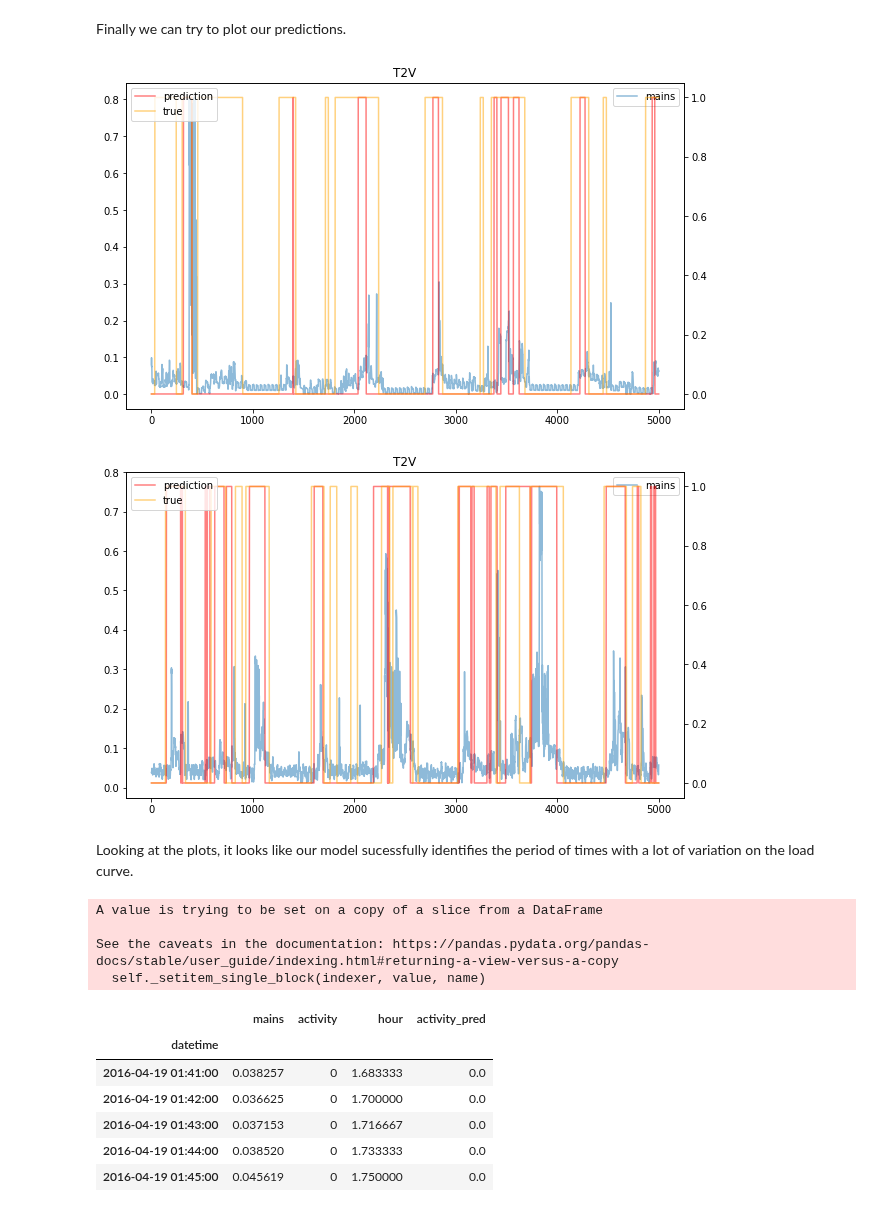
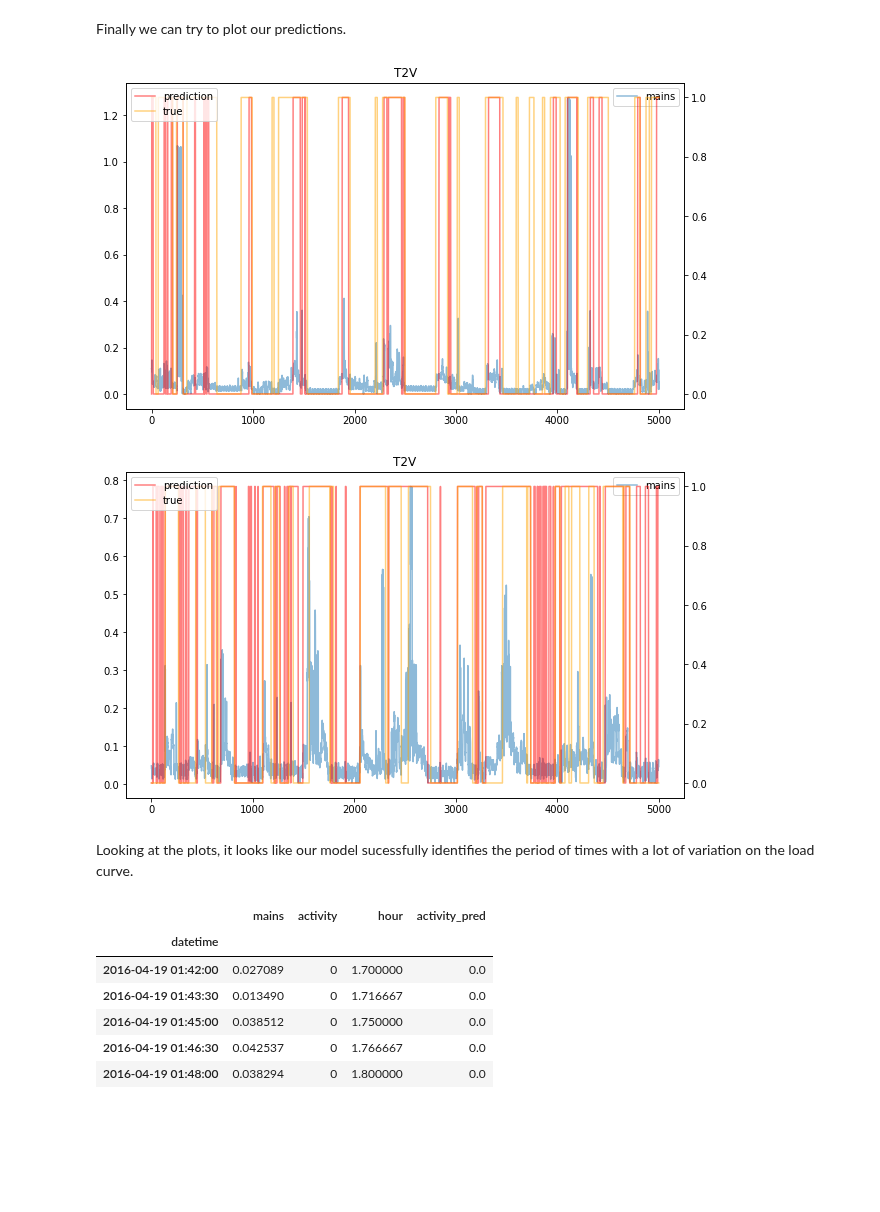
Before and after one commit to hugo-mi/Activity_Detection_From_Electrical_Consumption_Load_Curves, a Jupyter notebook: Time2Vec/time2vec_classification_normalized_lstm.ipynb, the cells around one changed output. Cells and saved outputs as stored; diff of their text form; code cells hidden in the pictures; blank space fills up the shorter version.

```diff
--- a/Time2Vec/time2vec_classification_normalized_lstm.ipynb
+++ b/Time2Vec/time2vec_classification_normalized_lstm.ipynb
@@ -347,8 +400,8 @@ X_h1 = np.asarray(X_h1)
 Y_h1 = np.asarray(Y_h1)
 # %%
 ### TRAIN TEST SPLIT ###
-
-train_dim_h1 = int(0.7*len(house1_power_blk2))
+step = SEQUENCE_LENGTH - OVERLAP_PERIOD
+train_dim_h1 = int(0.7*len(house1_power_blk2) / step)
 X_train_h1, X_test_h1 = X_h1[:train_dim_h1], X_h1[train_dim_h1:]
 y_train_h1, y_test_h1 = Y_h1[:train_dim_h1], Y_h1[train_dim_h1:]
 
@@ -407,7 +460,7 @@ def T2V_NN_C(param, dim):
     #x = Dropout(0.2)(inp)
     x = T2V(param['t2v_dim'])(inp)
     x = Dropout(0.2)(x)
-    x = LSTM(param['unit'], activation=param['act'], return_sequences=False)(x)
+    x = LSTM(param['unit'], activation=param['act'], return_sequences=True)(x)
     # we want to make a classification with 2 classes
     x = Dense(1, activation='sigmoid')(x)
 
@@ -417,12 +470,12 @@ def T2V_NN_C(param, dim):
     return m
 # %%
 ### LOAD OUR WEIGHTS ###
-t2v_weights = pickle.load(open('t2v_weights_norm_lstm_house2.pkl', 'rb'))
-
+#t2v_weights = pickle.load(open('t2v_weights_norm_lstm_house2.pkl', 'rb'))
+t2v_weights = kgs_t2v.layers[1].get_weights()
 
 early_stop = EarlyStopping(patience=5, verbose=0, min_delta=0.0001, monitor='loss', mode='auto', restore_best_weights=True)
 best_params = {'unit': 32, 't2v_dim': 128, 'epochs': 12, 'act': 'relu', 'batch_size': 1024}
-kgs_t2v_c = T2V_NN_C(param=best_params, dim=sequence_length)
+kgs_t2v_c = T2V_NN_C(param=best_params, dim=SEQUENCE_LENGTH)
 
 kgs_t2v_c.layers[1].set_weights(t2v_weights)
 
@@ -486,5 +542,8 @@ Score accuracy : 75.998%
 Now let's have a look at the score on the test dataset from house 2.
 # %%
 y_pred_h2 = kgs_t2v_c.predict(X_test_h2)
-mod.plot_confusion_matrix(y_test_h2.ravel(), (y_pred_h2.ravel()>0.5).astype(int));
+y_pred_unfolded_h2 = unfold_sequence(y_pred_h2, SEQUENCE_LENGTH, OVERLAP_PERIOD)
+y_test_unfolded_h2 = unfold_sequence(y_test_h2, SEQUENCE_LENGTH, OVERLAP_PERIOD)
+
+mod.plot_confusion_matrix(y_test_unfolded_h2, (y_pred_unfolded_h2>0.5).astype(int));
 # %% [output]
@@ -535,48 +590,53 @@ Score accuracy : 82.682%
 Finally we can try to plot our predictions.
 # %%
 ### VISUALIZE TEST PREDICTIONS ON HOUSE 2 ###
+X_test_unfolded_h2 = unfold_sequence(X_test_h2, SEQUENCE_LENGTH, OVERLAP_PERIOD)
 
 fig, ax = plt.subplots(1,1 , figsize=(10,6))
 axs = ax.twinx()
 
-ax.plot(X_test_h2[:5000,0], label='mains', alpha=0.5)
-axs.plot(y_pred_h2[:5000,0]>0.5, label='prediction', color='red', alpha=0.5)
-axs.plot(y_test_h2[:5000,0], label='true', color='orange', alpha=0.5)
+ax.plot(X_test_unfolded_h2[:5000], label='mains', alpha=0.5)
+axs.plot(y_pred_unfolded_h2[:5000]>0.5, label='prediction', color='red', alpha=0.5)
+axs.plot(y_test_unfolded_h2[:5000], label='true', color='orange', alpha=0.5)
 plt.title('T2V');
 ax.legend(loc='upper right');
 axs.legend(loc='upper left');
 # %% [output]
-[figure, old version]
+[figure, new version]
 # %%
 ### VISUALIZE TEST PREDICTIONS ON HOUSE 1 ###
+X_test_unfolded_h1 = unfold_sequence(X_test_h1, SEQUENCE_LENGTH, OVERLAP_PERIOD)
 
 fig, ax = plt.subplots(1,1 , figsize=(10,6))
 axs = ax.twinx()
 
-ax.plot(X_test_h1[:5000,0], label='mains', alpha=0.5)
-axs.plot((y_pred_h1[:5000,0]>0.5), label='prediction', color='red', alpha=0.5)
-axs.plot(y_test_h1[:5000,0], label='true', color='orange', alpha=0.5)
+ax.plot(X_test_unfolded_h1[:5000], label='mains', alpha=0.5)
+axs.plot(y_pred_unfolded_h1[:5000]>0.5, label='prediction', color='red', alpha=0.5)
+axs.plot(y_test_unfolded_h1[:5000], label='true', color='orange', alpha=0.5)
 plt.title('T2V');
 ax.legend(loc='upper right');
 axs.legend(loc='upper left');
 # %% [output]
-[figure, old version]
+[figure, new version]
 # %% [markdown]
 Looking at the plots, it looks like our model sucessfully identifies the period of times with a lot of variation on the load curve.
 # %%
+y_pred_unfolded_h1 = unfold_sequence(y_pred_h1, SEQUENCE_LENGTH, OVERLAP_PERIOD)
+y_test_unfolded_h1 = unfold_sequence(y_test_h1, SEQUENCE_LENGTH, OVERLAP_PERIOD)
+
+train_dim_h1_tot = int(0.7*len(house1_power_blk2))
+step = SEQUENCE_LENGTH - OVERLAP_PERIOD
 house1_power_blk2_res = house1_power_blk2.copy()
 house1_power_blk2_res['activity_pred'] = np.nan
-house1_power_blk2_res['activity_pred'].iloc[train_dim_h1:-60] = (y_pred_h1[:, 0].reshape(-1) > 0.5).astype(int)
-house1_power_blk2_res.iloc[train_dim_h1:-60].head()
+#house1_power_blk2_res['activity_pred'].iloc[train_dim_h1_tot:-SEQUENCE_LENGTH:step] = (y_pred_h1[:, 0].reshape(-1) > 0.5).astype(int)
+#house1_power_blk2_res.iloc[train_dim_h1_tot:-SEQUENCE_LENGTH:step].head()
+house1_power_blk2_res['activity_pred'].iloc[train_dim_h1_tot:-36] = (y_pred_unfolded_h1 > 0.5).astype(int)
+house1_power_blk2_res.iloc[train_dim_h1_tot:-36].head()
 # %% [output]
-A value is trying to be set on a copy of a slice from a DataFrame
-
-See the caveats in the documentation: https://pandas.pydata.org/pandas-docs/stable/user_guide/indexing.html#returning-a-view-versus-a-copy
-  self._setitem_single_block(indexer, value, name)
 |  | mains | activity | hour | activity_pred |
 | datetime |  |  |  |  |
-| 2016-04-19 01:41:00 | 0.038257 | 0 | 1.683333 | 0.0 |
-| 2016-04-19 01:42:00 | 0.036625 | 0 | 1.700000 | 0.0 |
-| 2016-04-19 01:43:00 | 0.037153 | 0 | 1.716667 | 0.0 |
-| 2016-04-19 01:44:00 | 0.038520 | 0 | 1.733333 | 0.0 |
-| 2016-04-19 01:45:00 | 0.045619 | 0 | 1.750000 | 0.0 |
+| 2016-04-19 01:42:00 | 0.027089 | 0 | 1.700000 | 0.0 |
+| 2016-04-19 01:43:30 | 0.013490 | 0 | 1.716667 | 0.0 |
+| 2016-04-19 01:45:00 | 0.038512 | 0 | 1.750000 | 0.0 |
+| 2016-04-19 01:46:30 | 0.042537 | 0 | 1.766667 | 0.0 |
+| 2016-04-19 01:48:00 | 0.038294 | 0 | 1.800000 | 0.0 |
```
Also changed, not shown: parts of 40 cells of this notebook.
